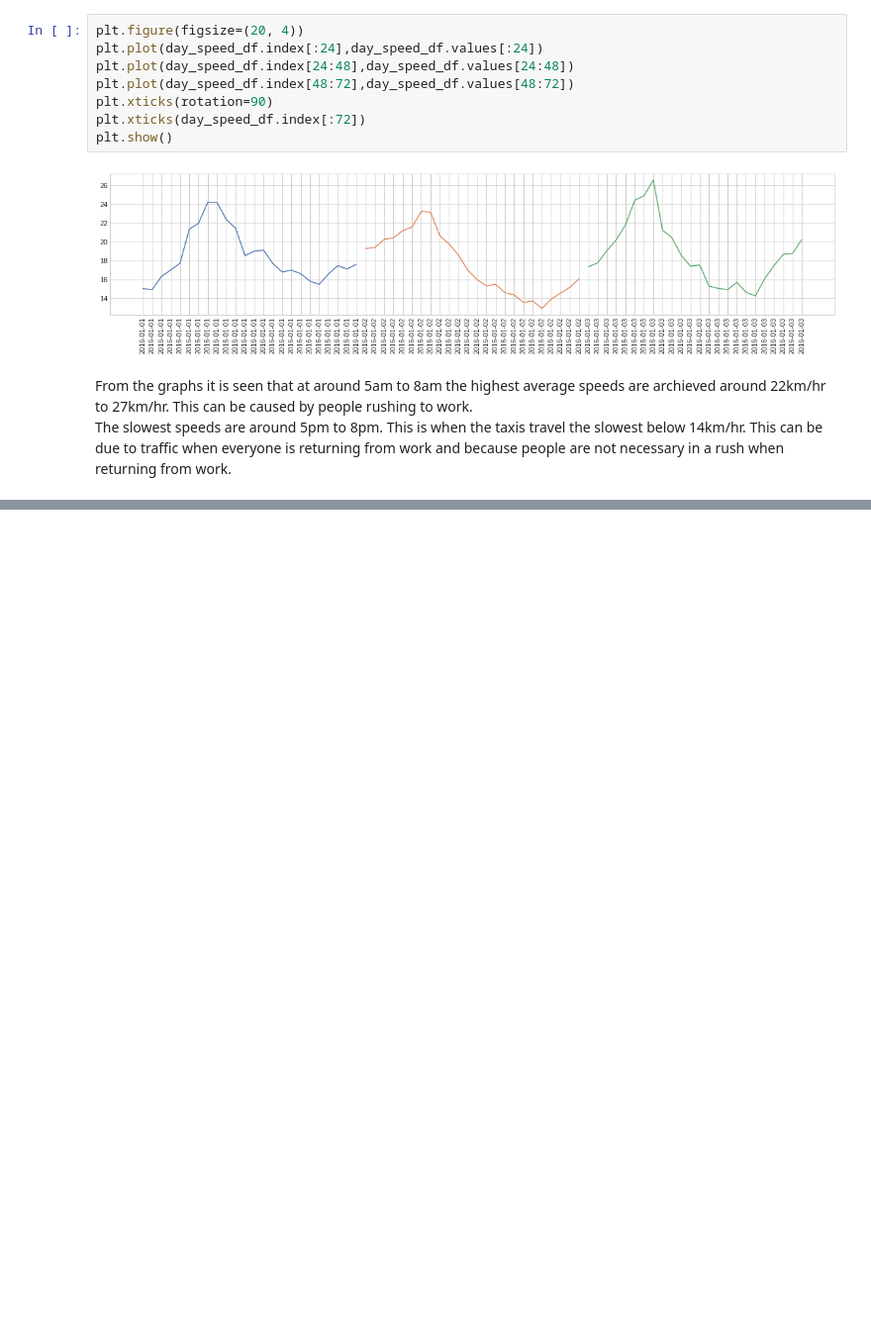
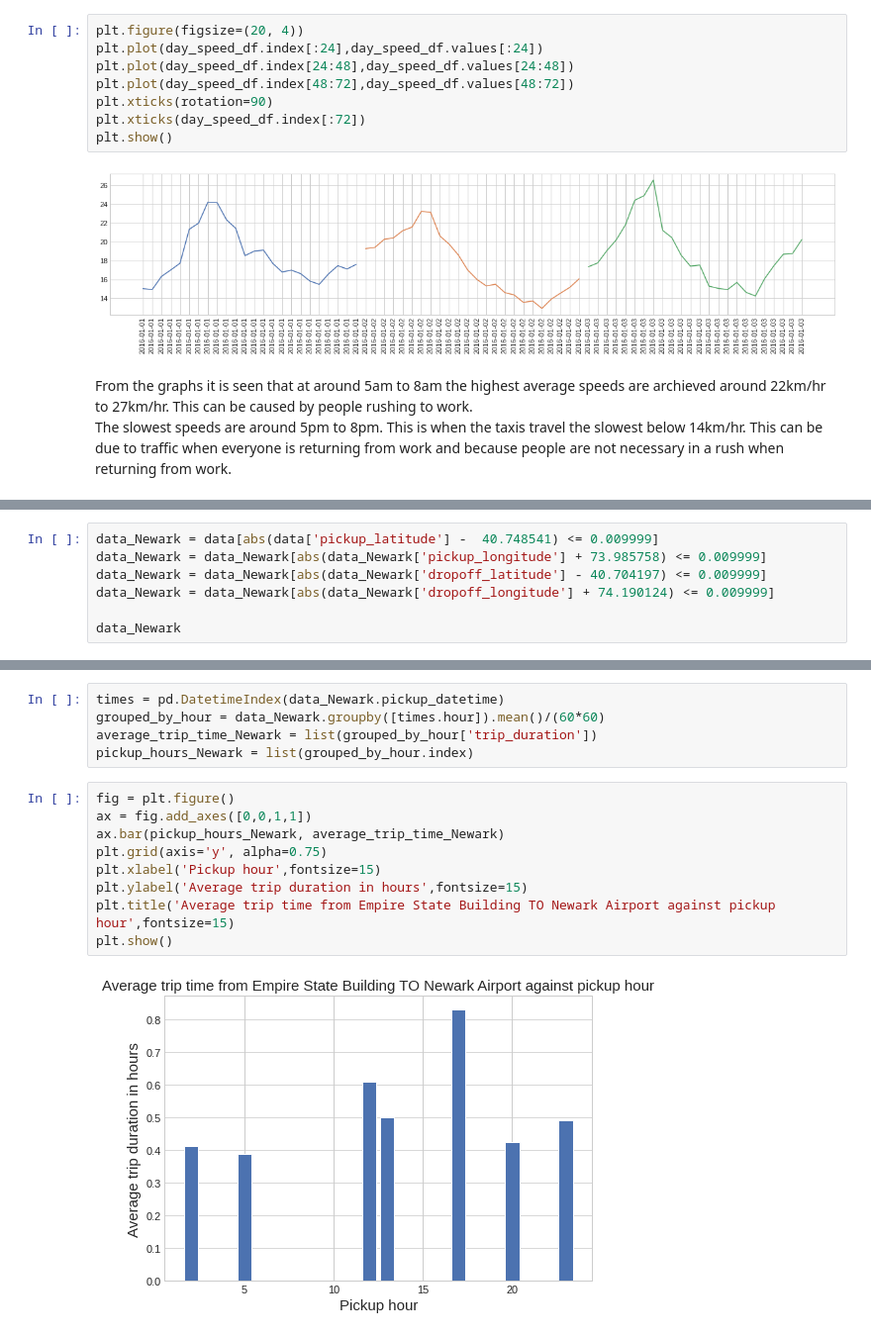
Before and after one commit to BongumusaSizwe/DVE, a Jupyter notebook: Assignment 2/Assignment2.ipynb, the cells around one changed output, grey strips where cells are left out. Shown at 99% size. Drawn from its saved outputs; the diff is of its cells as text; blank space fills up the shorter version.

```diff
--- a/Assignment 2/Assignment2.ipynb
+++ b/Assignment 2/Assignment2.ipynb
@@ -454,0 +564,7 @@ question_1.4_files/plots/pickup_weekday_afternoon.gif
+# %%
+data_Newark = data[abs(data['pickup_latitude'] -  40.748541) <= 0.009999]
+data_Newark = data_Newark[abs(data_Newark['pickup_longitude'] + 73.985758) <= 0.009999]
+data_Newark = data_Newark[abs(data_Newark['dropoff_latitude'] - 40.704197) <= 0.009999]
+data_Newark = data_Newark[abs(data_Newark['dropoff_longitude'] + 74.190124) <= 0.009999]
+
+data_Newark
@@ -454,0 +585,16 @@ question_1.4_files/plots/pickup_weekday_afternoon.gif
+# %%
+times = pd.DatetimeIndex(data_Newark.pickup_datetime)
+grouped_by_hour = data_Newark.groupby([times.hour]).mean()/(60*60)
+average_trip_time_Newark = list(grouped_by_hour['trip_duration'])
+pickup_hours_Newark = list(grouped_by_hour.index)
+# %%
+fig = plt.figure()
+ax = fig.add_axes([0,0,1,1])
+ax.bar(pickup_hours_Newark, average_trip_time_Newark)
+plt.grid(axis='y', alpha=0.75)
+plt.xlabel('Pickup hour',fontsize=15)
+plt.ylabel('Average trip duration in hours',fontsize=15)
+plt.title('Average trip time from Empire State Building TO Newark Airport against pickup hour',fontsize=15)
+plt.show()
+# %% [output]
+[figure, added]
```
Also changed, not shown: parts of 88 cells of this notebook.
